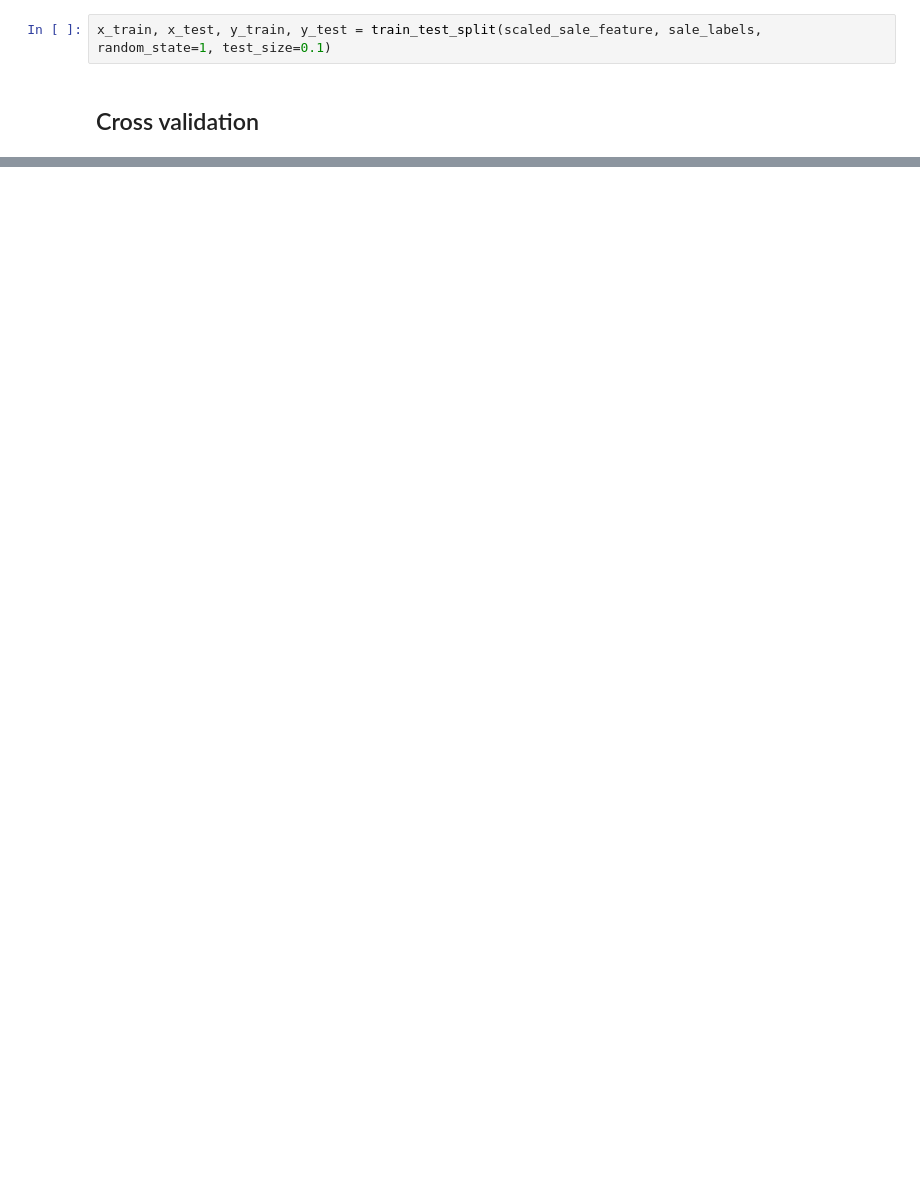
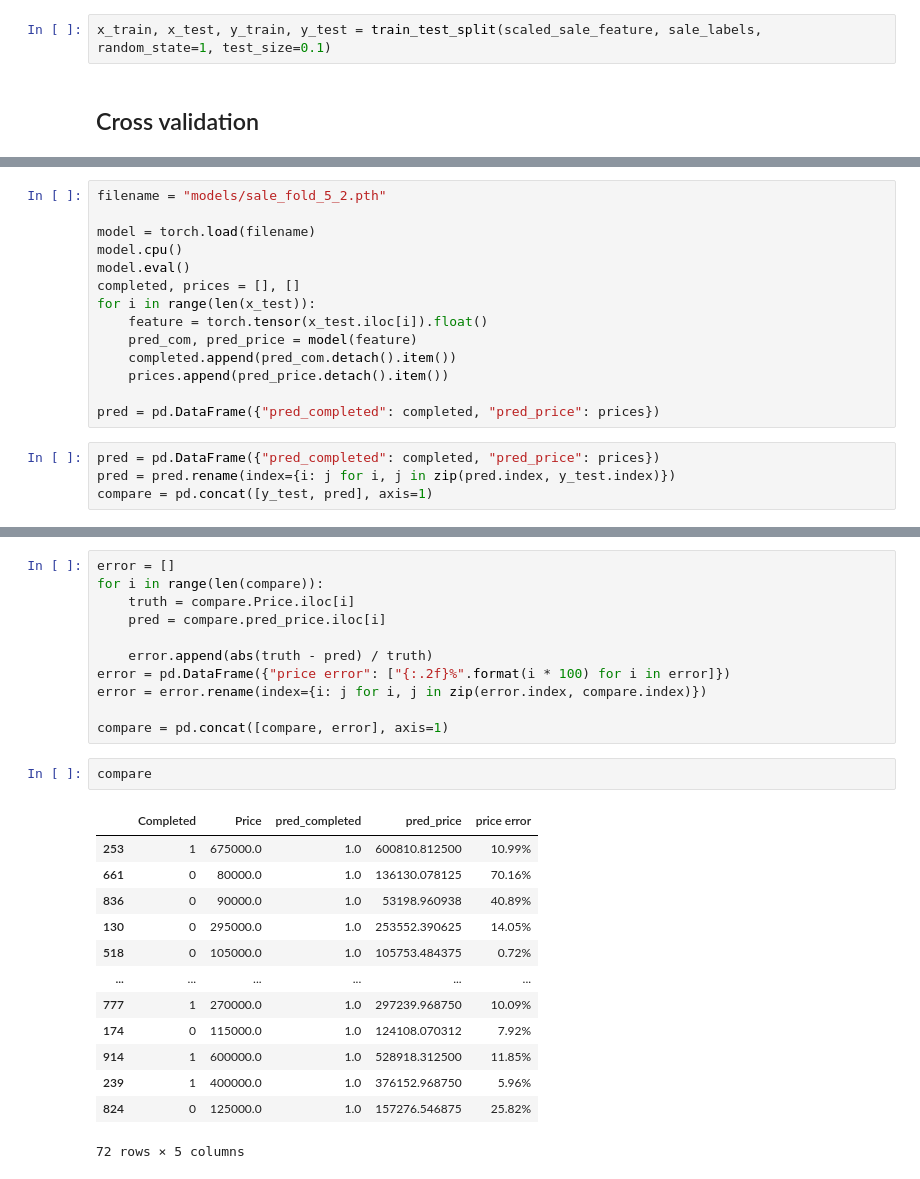
Before and after one commit to luowx0905/Individual-Project, a Jupyter notebook: sell property/build_model/construct_basic_model.ipynb, the cells around one changed output, grey strips where cells are left out. Drawn from its saved outputs; the diff is of its cells as text; blank space fills up the shorter version.

Commit message:
Update model training
Add testing

```diff
--- a/sell property/build_model/construct_basic_model.ipynb
+++ b/sell property/build_model/construct_basic_model.ipynb
@@ -233,0 +238,18 @@ EPOCH: 100.000  val_loss: 86417186816.000       (21.46s - -20.60s remaining)g)
+# %%
+filename = "models/sale_fold_5_2.pth"
+
+model = torch.load(filename)
+model.cpu()
+model.eval()
+completed, prices = [], []
+for i in range(len(x_test)):
+    feature = torch.tensor(x_test.iloc[i]).float()
+    pred_com, pred_price = model(feature)
+    completed.append(pred_com.detach().item())
+    prices.append(pred_price.detach().item())
+
+pred = pd.DataFrame({"pred_completed": completed, "pred_price": prices})
+# %%
+pred = pd.DataFrame({"pred_completed": completed, "pred_price": prices})
+pred = pred.rename(index={i: j for i, j in zip(pred.index, y_test.index)})
+compare = pd.concat([y_test, pred], axis=1)
@@ -233,0 +272,27 @@ EPOCH: 100.000  val_loss: 86417186816.000       (21.46s - -20.60s remaining)g)
+# %%
+error = []
+for i in range(len(compare)):
+    truth = compare.Price.iloc[i]
+    pred = compare.pred_price.iloc[i]
+
+    error.append(abs(truth - pred) / truth)
+error = pd.DataFrame({"price error": ["{:.2f}%".format(i * 100) for i in error]})
+error = error.rename(index={i: j for i, j in zip(error.index, compare.index)})
+
+compare = pd.concat([compare, error], axis=1)
+# %%
+compare
+# %% [output]
+|  | Completed | Price | pred_completed | pred_price | price error |
+| 253 | 1 | 675000.0 | 1.0 | 600810.812500 | 10.99% |
+| 661 | 0 | 80000.0 | 1.0 | 136130.078125 | 70.16% |
+| 836 | 0 | 90000.0 | 1.0 | 53198.960938 | 40.89% |
+| 130 | 0 | 295000.0 | 1.0 | 253552.390625 | 14.05% |
+| 518 | 0 | 105000.0 | 1.0 | 105753.484375 | 0.72% |
+| ... | ... | ... | ... | ... | ... |
+| 777 | 1 | 270000.0 | 1.0 | 297239.968750 | 10.09% |
+| 174 | 0 | 115000.0 | 1.0 | 124108.070312 | 7.92% |
+| 914 | 1 | 600000.0 | 1.0 | 528918.312500 | 11.85% |
+| 239 | 1 | 400000.0 | 1.0 | 376152.968750 | 5.96% |
+| 824 | 0 | 125000.0 | 1.0 | 157276.546875 | 25.82% |
+72 rows × 5 columns
```
Also changed, not shown: parts of 5 cells of this notebook, 10 other files.
